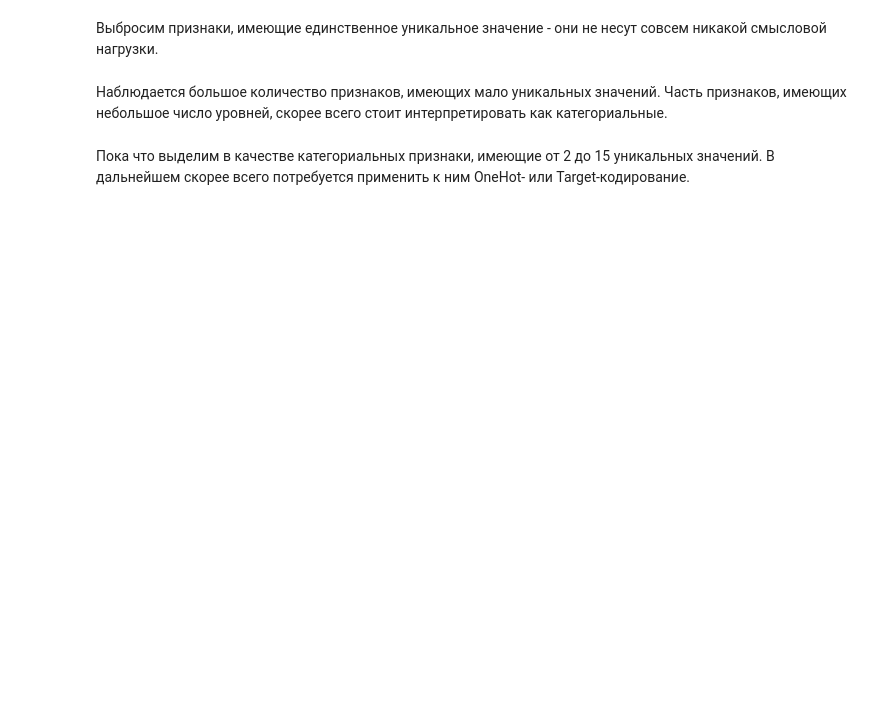
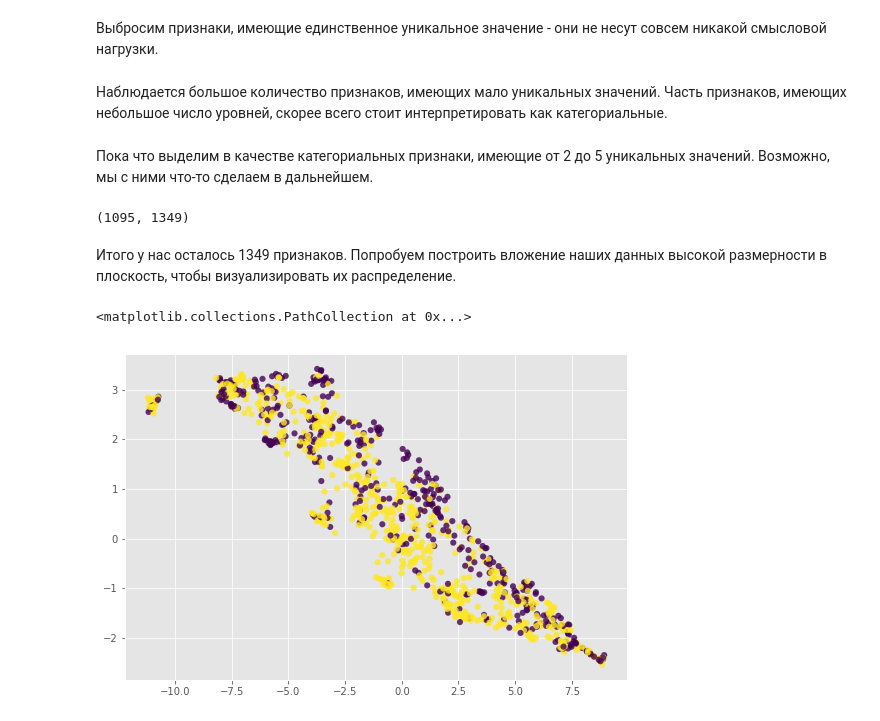
Before and after one commit to antvconst/test-task, a Jupyter notebook: Analysis.ipynb, the cells around one changed output. Cells and saved outputs as stored; diff of their text form; code cells hidden in the pictures; blank space fills up the shorter version.

```diff
--- a/Analysis.ipynb
+++ b/Analysis.ipynb
@@ -32,5 +138,6 @@ plt.rcParams["font.size"] = 14
 # %%
 df = pd.read_csv('data/train.csv')
 y = df['y']
+df.drop(columns=['y', 'sample_id'], inplace=True)
 
 df_test = pd.read_csv('data/test.csv')
@@ -49 +158,4 @@ df_test = df_test.apply(numeric_downcast)
+# %%
+df.replace([np.inf, -np.inf], np.nan, inplace=True)
+df_test.replace([np.inf, -np.inf], np.nan, inplace=True)
 # %% [markdown]
@@ -103,2 +216,21 @@ possibly_categorical = unique_values[unique_values <= 15].index
 # %% [markdown]
-Пока что выделим в качестве категориальных признаки, имеющие от 2 до 15 уникальных значений. В дальнейшем скорее всего потребуется применить к ним OneHot- или Target-кодирование.
+Пока что выделим в качестве категориальных признаки, имеющие от 2 до 5 уникальных значений. Возможно, мы с ними что-то сделаем в дальнейшем.
+# %%
+df.shape
+# %% [output]
+(1095, 1349)
+# %% [markdown]
+Итого у нас осталось 1349 признаков. Попробуем построить вложение наших данных высокой размерности в плоскость, чтобы визуализировать их распределение.
+# %%
+embedder = Pipeline([
+    ('imputer', SimpleImputer(strategy='median')),
+    ('embedder', UMAP(n_neighbors=50,
+                      metric='manhattan'))
+])
+
+embedding = embedder.fit_transform(df)
+
+plt.scatter(embedding[:, 0], embedding[:, 1], c=y, linewidth=0.1, alpha=0.8)
+# %% [output]
+<matplotlib.collections.PathCollection at 0x...>
+[figure, added]
```
Also changed, not shown: parts of 80 cells of this notebook.
